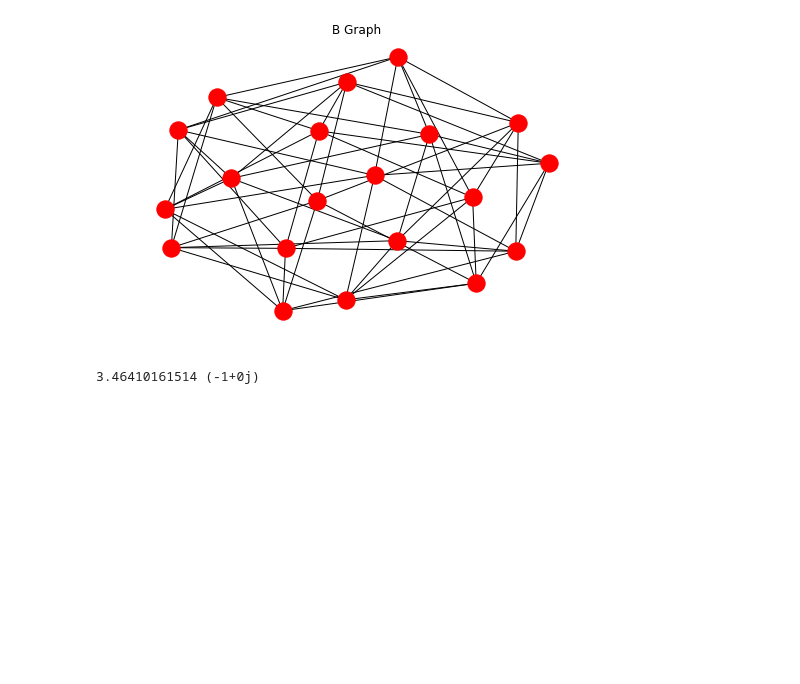
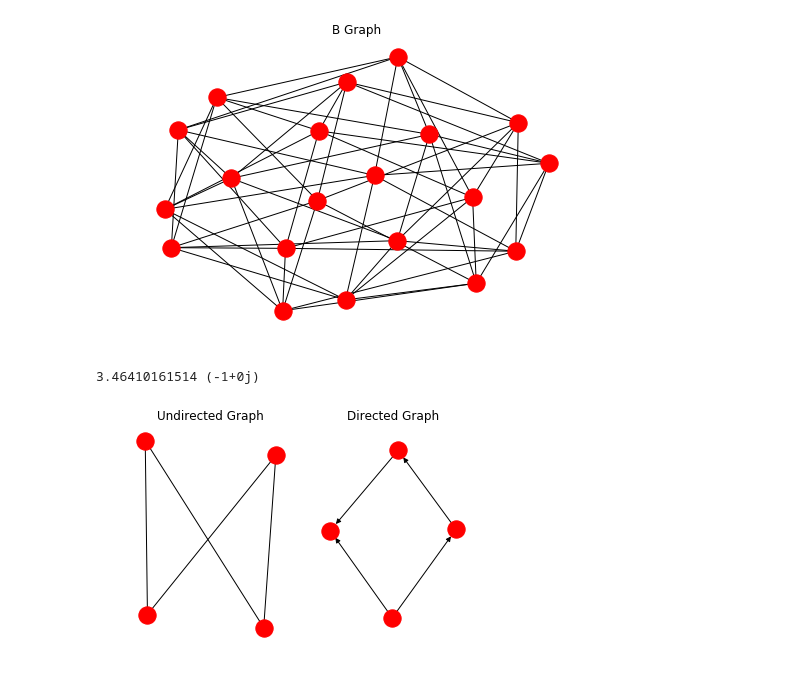
Before and after one commit to cglover13/research, a Jupyter notebook: Kempton/improving_nbt.ipynb, the cells around one changed output. Saved outputs shown, nothing was run; the diff lists cells and outputs as text; code cells hidden in the pictures; blank space fills up the shorter version.

```diff
--- a/Kempton/improving_nbt.ipynb
+++ b/Kempton/improving_nbt.ipynb
@@ -72,3 +72,16 @@ lam_g = eigs_g[1]
 print(2*np.sqrt(d-1),lam_g)
 # %% [output]
 3.46410161514 (-1+0j)
+# %%
+fig, axs = plt.subplots(1,2)
+axs = axs.ravel()
+G = nx.Graph([[1,2],[2,2],[2,4],[3,1],[3,4]])
+nx.draw(G,pos=nx.spring_layout(G),ax=axs[0])
+axs[0].set_title('Undirected Graph')
+G = nx.DiGraph([[1,2],[2,4],[1,3],[4,3]])
+nx.draw(G,pos=nx.spring_layout(G),ax=axs[1])
+axs[1].set_title('Directed Graph')
+plt.savefig('undirected_directed.pdf')
+plt.show()
+# %% [output]
+[figure, added]
```
Also changed, not shown: 28 other files.
